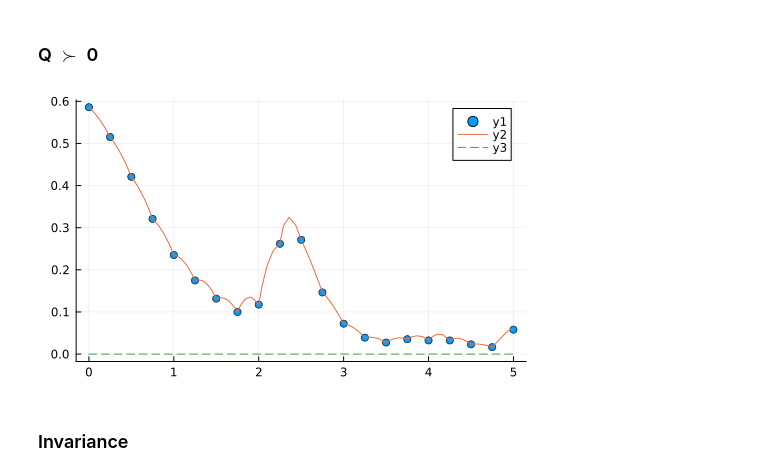
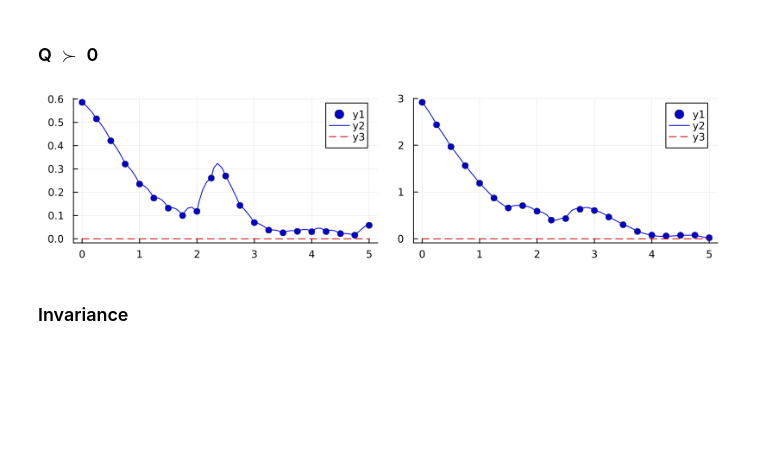
Before and after one commit to taewankim1/synthesis-trajectory-funnel, a Jupyter notebook: funl_unicycle_linear.ipynb, the cells around one changed output. Cells and saved outputs as stored; diff of their text form; code cells hidden in the pictures; blank space fills up the shorter version.

```diff
--- a/funl_unicycle_linear.ipynb
+++ b/funl_unicycle_linear.ipynb
@@ -225,21 +233,29 @@ plot(p1,p2,layout=(1,2),size=(800,200))
 ### Q $\succ$ 0
 # %%
 min_lam_qprop = zeros(size(Qprop,3))
+diff_lam_qprop = zeros(size(Qprop,3))
 for i in 1:size(Qprop,3)
     eigvals = eigen(Qprop[:,:,i]).values
     min_lam_qprop[i] = eigvals[1]
+    diff_lam_qprop[i] = abs(eigvals[1] - eigvals[2])
 end
 min_lam_q = zeros(size(Qnode,3))
+diff_lam_q = zeros(size(Qnode,3))
 for i in 1:size(Qnode,3)
     eigvals = eigen(Qnode[:,:,i]).values
     min_lam_q[i] = eigvals[1]
+    diff_lam_q[i] = abs(eigvals[1] - eigvals[2])
 end
-# %%
-scatter(tnom,min_lam_q,seriestype="o",size=(500,300))
-plot!(tprop,min_lam_qprop)
-plot!(tnom,tnom .* 0,linestyle=:dash)
-# %% [output]
-[figure, removed]
+# %%
+p1 = scatter(tnom,min_lam_q,seriestype="o",size=(500,300),color="blue3")
+plot!(tprop,min_lam_qprop,color="blue3")
+plot!(tnom,tnom .* 0,linestyle=:dash,color="red3")
+p2 = scatter(tnom,diff_lam_q,seriestype="o",size=(500,300),color="blue3")
+plot!(tprop,diff_lam_qprop,color="blue3")
+plot!(tnom,tnom .* 0,linestyle=:dash,color="red3")
+plot(p1,p2,layout=(1,2),size=(800,200))
+# %% [output]
+[figure, added]
 # %%
 findfirst(x -> x < 0, min_lam_q)
 # %% [markdown]
```
Also changed, not shown: parts of 20 cells of this notebook, 6 other files.
